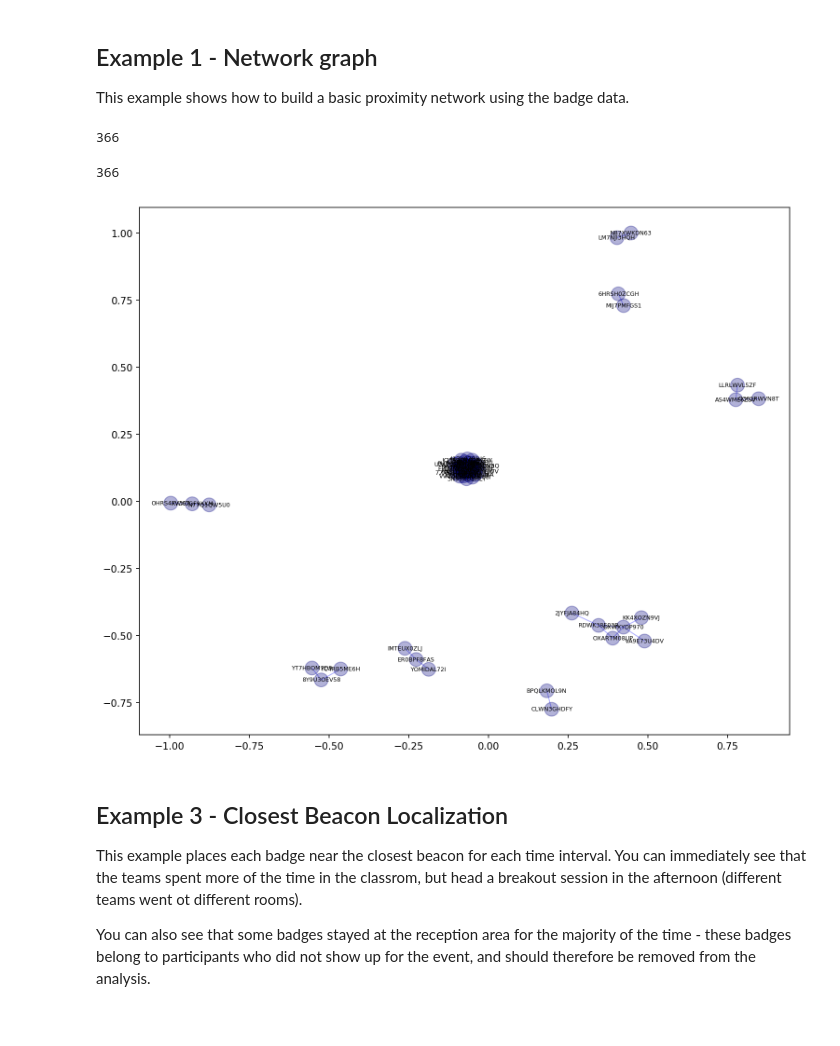
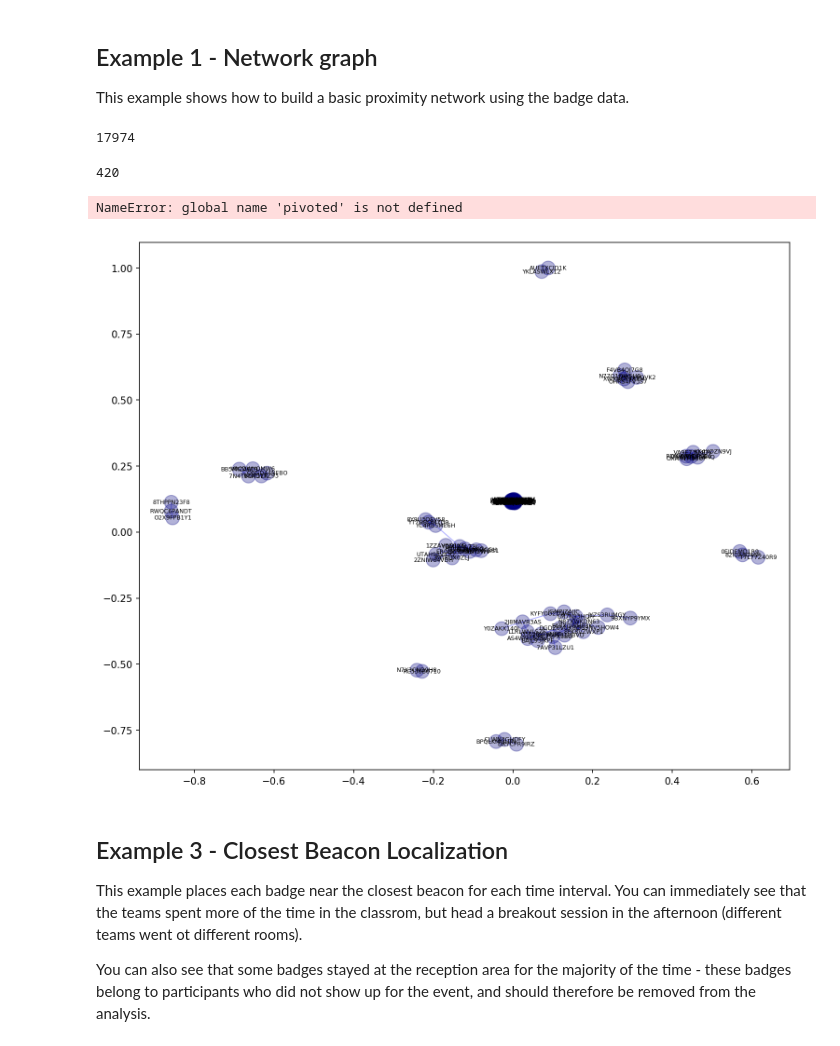
Before and after one commit to txiao3/Capstone-URMC, a Jupyter notebook: proximity_analysis.ipynb, the cells around one changed output. Drawn from its saved outputs; the diff is of its cells as text; code cells hidden in the pictures.

```diff
--- a/proximity_analysis.ipynb
+++ b/proximity_analysis.ipynb
@@ -186,13 +187,13 @@ tmp_m2ms_sorted = tmp_m2ms.sort_index(0,0)
 # Filter data from specific time period
 
 time_slice = slice('2019-06-01 10:00', '2019-06-01 10:00')
-m2m_breakout = tmp_m2ms_sorted.loc[time_slice]
+m2m_breakout = tmp_m2ms_sorted.loc[breakout1]
 
 # keep only instances with strong signal
 m2m_filter_rssi = m2m_breakout[m2m_breakout.rssi >= -62].copy()
 print(len(m2m_filter_rssi))
 # %% [output]
-366
+17974
 # %%
 # Count number of time members were in close proximity
 # We name the count column "weight" so that networkx will use it as weight for the spring layout
@@ -200,13 +201,13 @@ m2m_edges = m2m_filter_rssi.groupby(['member1', 'member2'])[['rssi_weighted_mean
 m2m_edges = m2m_edges[["weight"]].reset_index()
 
 # Keep strongest edges (threshold set manually)
-m2m_edges = m2m_edges[m2m_edges.weight > 0]
+m2m_edges = m2m_edges[m2m_edges.weight > 1]
 print(len(m2m_edges))
 
 # Create a graph
 graph=nx.from_pandas_edgelist(m2m_edges, "member1", "member2", "weight")
 # %% [output]
-366
+420
 # %%
 # set colors by region
 regions = members_metadata["region"].unique()
@@ -232,34 +233,42 @@ def draw_graph(G, graph_layout='shell',
                edge_text_pos=0.3,
                text_font='sans-serif', draw_name=True):
 
     # these are different layouts for the network you may try
     # shell seems to work best
     if graph_layout == 'spring':
         graph_pos=nx.spring_layout(G)
     elif graph_layout == 'spectral':
         graph_pos=nx.spectral_layout(G)
     elif graph_layout == 'random':
         graph_pos=nx.random_layout(G)
     else:
         graph_pos=nx.shell_layout(G)
 
     # draw graph
     nx.draw_networkx_nodes(G,graph_pos,node_size=node_size,
                            alpha=node_alpha, node_color=node_color, cmap=plt.get_cmap('jet'))
     nx.draw_networkx_edges(G,graph_pos,width=edge_tickness,
                            alpha=edge_alpha,edge_color=edge_color)
     if draw_name:
         nx.draw_networkx_labels(G, graph_pos,font_size=node_text_size,
                                 font_family=text_font)
+    coll = ax.pcolormesh(pivoted, cmap=cmap)
+
+    cbar = ax.figure.colorbar(coll, use_gridspec=False,
+                              anchor=(-.2, 0.5), aspect=30,
+                              boundaries=np.arange(0, N+1)+.5)
+    cbar.set_ticks(np.arange(1., N+1, 1.))
+    cbar.set_ticklabels(locations)
 
     plt.show()
 
 fig = plt.figure(figsize=(12, 10), dpi=150)
 ax = plt.subplot(1,1,1)
 
 draw_graph(graph, graph_layout="spring", node_color = node_colors)
 # %% [output]
+NameError: global name 'pivoted' is not defined
-[figure, old version]
+[figure, new version]
 # %% [markdown]
 ## Example 3 - Closest Beacon Localization
 This example places each badge near the closest beacon for each time interval. You can immediately see that the teams spent more of the time in the classrom, but head a breakout session in the afternoon (different teams went ot different rooms).
```
Also changed, not shown: parts of 13 cells of this notebook, 1 other file.
